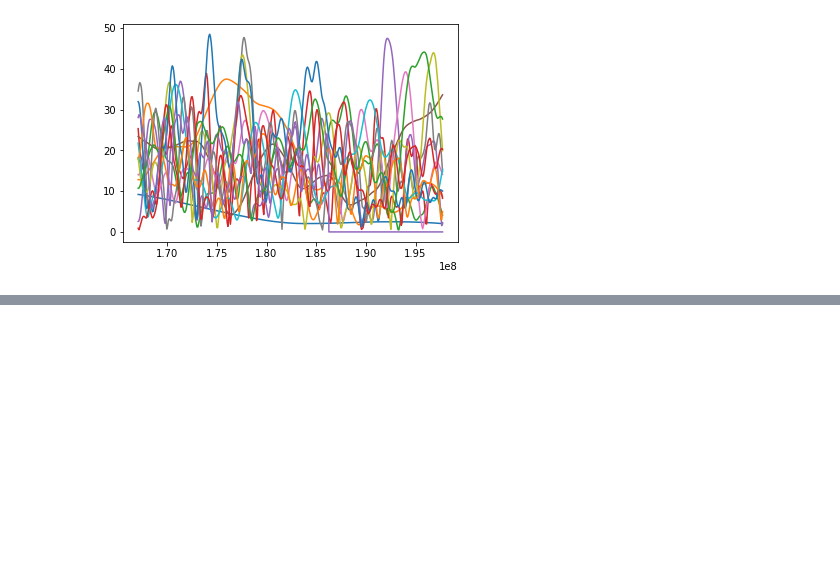
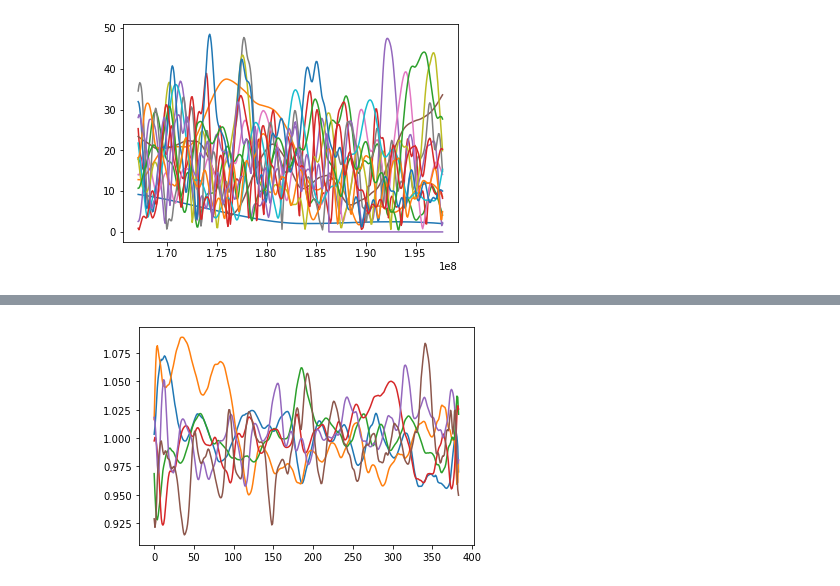
Before and after one commit to rlbyrne/rlb_LWA, a Jupyter notebook: notebooks/dwcal_test_plotting_Jan2022.ipynb, the cells around one changed output, grey strips where cells are left out. Cells and saved outputs as stored; diff of their text form; code cells hidden in the pictures; blank space fills up the shorter version.

```diff
--- a/notebooks/dwcal_test_plotting_Jan2022.ipynb
+++ b/notebooks/dwcal_test_plotting_Jan2022.ipynb
@@ -220,0 +226,6 @@ np.prod(np.shape(flagged_channels))
+# %%
+for ant_ind in range(6):
+    plt.plot(np.abs(cal_dw_limited_ants.gain_array[ant_ind,0,:,0,0]))
+plt.show()
+# %% [output]
+[figure, added]
```
Also changed, not shown: parts of 19 cells of this notebook, 1 other file.
